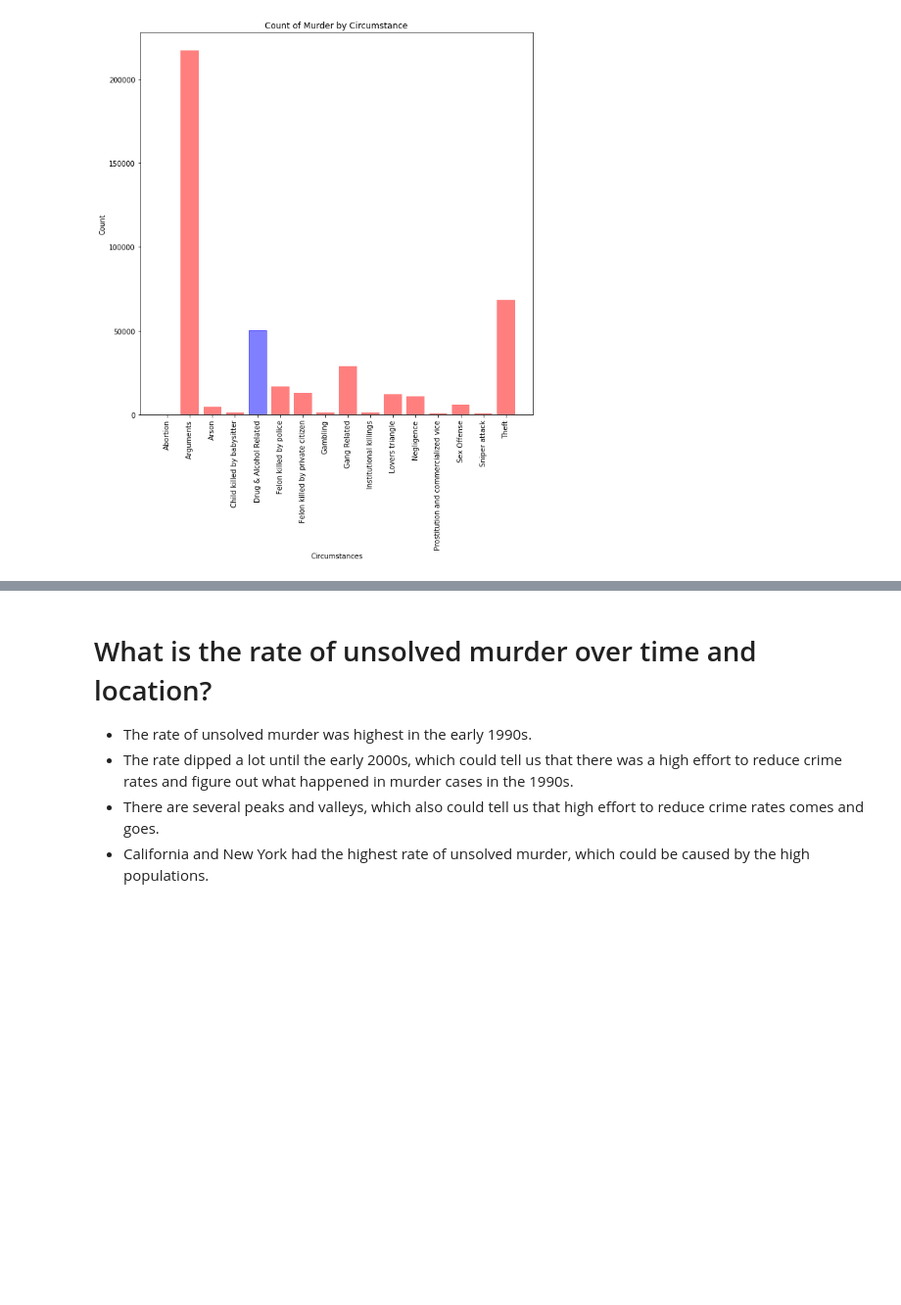
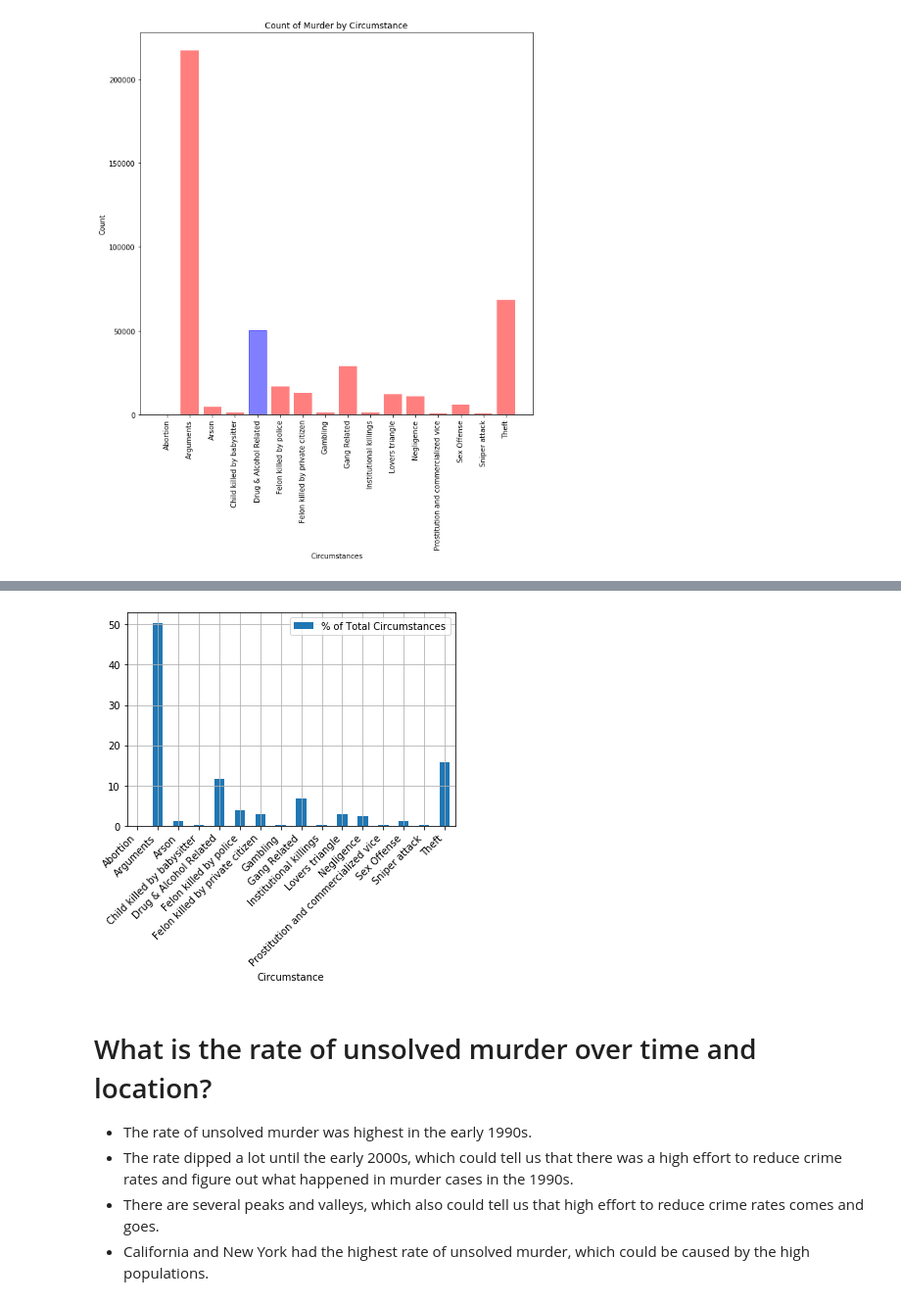
Before and after one commit to sparking29/Murder_Analysis, a Jupyter notebook: murder-analysis.ipynb, the cells around one changed output, grey strips where cells are left out. Shown: that part at 98% size. Cells and saved outputs as stored; diff of their text form; code cells hidden in the pictures; blank space fills up the shorter version.

```diff
--- a/murder-analysis.ipynb
+++ b/murder-analysis.ipynb
@@ -861,0 +722,7 @@ plt.show()
+# %%
+circumstance_df = murder_df.groupby(['Circumstance']).size().reset_index(name='total by circ')
+circumstance_df = circumstance_df.drop([12], axis=0)
+total_circs = circumstance_df["total by circ"].sum()
+circumstance_percentage = circumstance_df["total by circ"]/total_circs*100
+circumstance_df["% of Total Circumstances"] = circumstance_percentage
+circumstance_df
@@ -862,3 +747,10 @@ plt.show()
+# %%
+Circumstance = circumstance_df.index
+circumstance_df.plot.bar('Circumstance','% of Total Circumstances')
+plt.xticks(rotation=45, ha="right")
+plt.grid()
+# %% [output]
+[figure, added]
 # %% [markdown]
 # What is the rate of unsolved murder over time and location?
 * The rate of unsolved murder was highest in the early 1990s.
```
Also changed, not shown: parts of 20 cells of this notebook.
